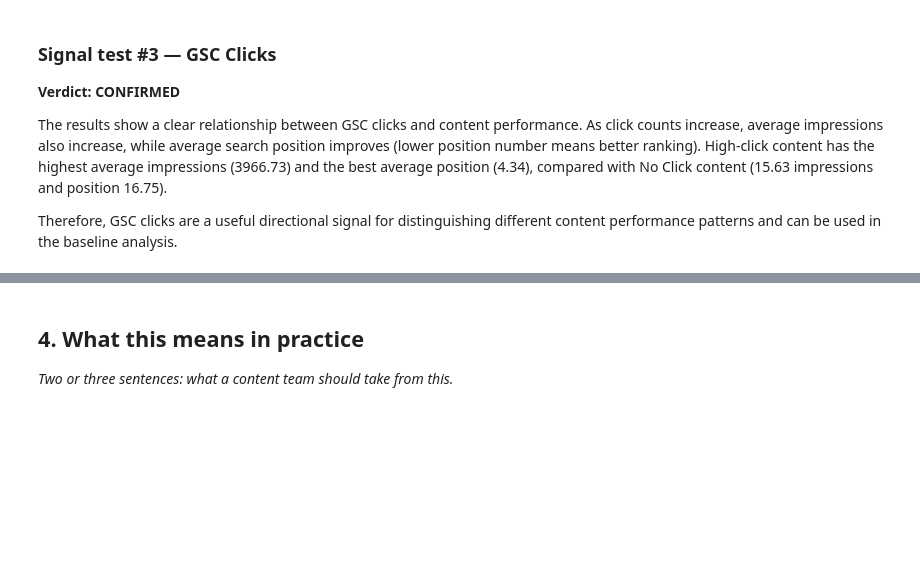
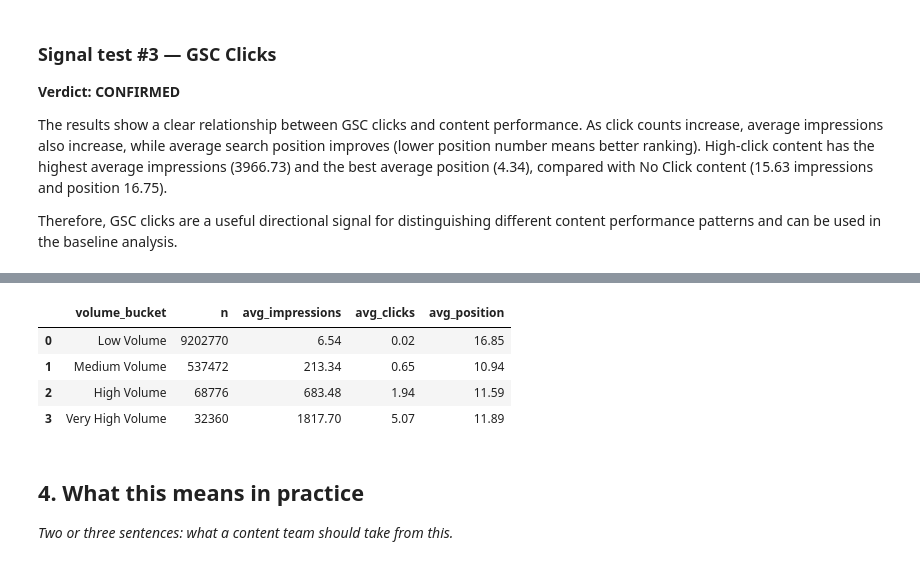
Before and after one commit to MukibHossain/ml-internship-starter, a Jupyter notebook: work/notebooks/w04_signal_audit.ipynb, the cells around one changed output, grey strips where cells are left out. Saved outputs shown, nothing was run; the diff lists cells and outputs as text; code cells hidden in the pictures; blank space fills up the shorter version.

Commit message:
Flag linked test

```diff
--- a/work/notebooks/w04_signal_audit.ipynb
+++ b/work/notebooks/w04_signal_audit.ipynb
@@ -204,3 +208,38 @@ Therefore, GSC clicks are a useful directional signal for distinguishing differe
+# %%
+flag_test = con.sql(f"""
+SELECT
+    CASE
+        WHEN gsc_impressions < 100 THEN 'Low Volume'
+        WHEN gsc_impressions BETWEEN 100 AND 500 THEN 'Medium Volume'
+        WHEN gsc_impressions BETWEEN 501 AND 1000 THEN 'High Volume'
+        ELSE 'Very High Volume'
+    END AS volume_bucket,
+
+    COUNT(*) AS n,
+    ROUND(AVG(gsc_impressions), 2) AS avg_impressions,
+    ROUND(AVG(gsc_clicks), 2) AS avg_clicks,
+    ROUND(AVG(gsc_avg_position), 2) AS avg_position
+
+FROM {REL}
+
+GROUP BY 1
+
+ORDER BY
+    CASE volume_bucket
+        WHEN 'Low Volume' THEN 1
+        WHEN 'Medium Volume' THEN 2
+        WHEN 'High Volume' THEN 3
+        WHEN 'Very High Volume' THEN 4
+    END
+""").df()
+
+flag_test
+# %% [output]
+|  | volume_bucket | n | avg_impressions | avg_clicks | avg_position |
+| 0 | Low Volume | 9202770 | 6.54 | 0.02 | 16.85 |
+| 1 | Medium Volume | 537472 | 213.34 | 0.65 | 10.94 |
+| 2 | High Volume | 68776 | 683.48 | 1.94 | 11.59 |
+| 3 | Very High Volume | 32360 | 1817.70 | 5.07 | 11.89 |
 # %% [markdown]
 ## 4. What this means in practice
 
```
Also changed, not shown: parts of 2 cells of this notebook.
